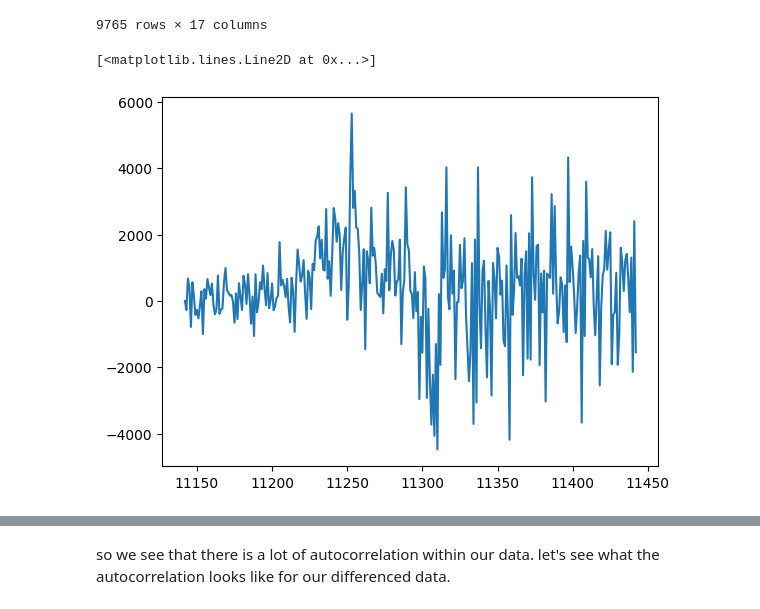
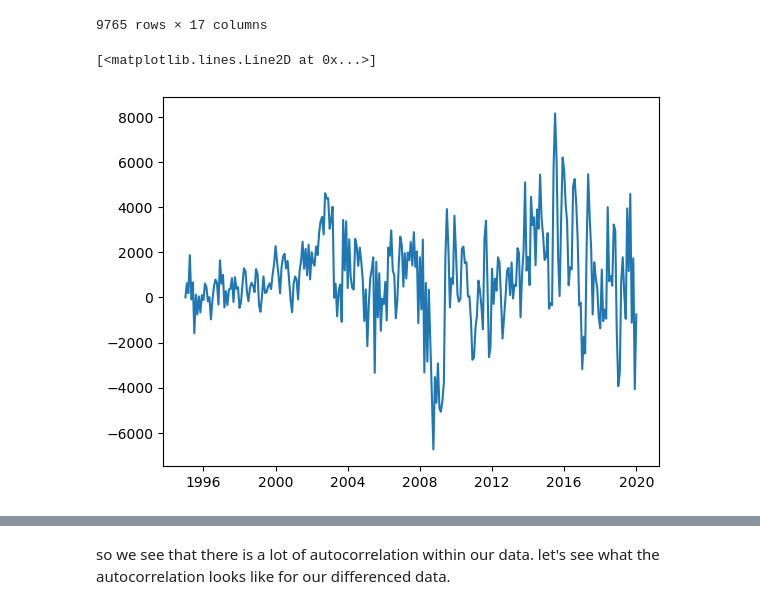
Before and after one commit to hlu109/math462_project, a Jupyter notebook: scripts/data_exploration.ipynb, the cells around one changed output, grey strips where cells are left out. Cells and saved outputs as stored; diff of their text form; code cells hidden in the pictures.

Commit message:
fix interpolated data

```diff
--- a/scripts/data_exploration.ipynb
+++ b/scripts/data_exploration.ipynb
@@ -309,3 +378,6 @@ monthly_data = load_interpolated_data()
+# %%
+monthly_interpolated_data = load_interpolated_data()
+monthly_data, yearly_data = load_dataset()
 # %%
 # for col in [
 #         'median_salary', 'population_size', 'number_of_jobs', 'area_size',
@@ -329,8 +401,10 @@ monthly_data[monthly_data.year >= 2002]
 9765 rows × 17 columns
 # %%
 # plot deltas between each data point
-a = 'yorkshire and the humber'
-plt.plot(monthly_data.loc[monthly_data.area==a, 'average_price_d1'])
+a = 'barking and dagenham'
+plt.plot(monthly_interpolated_data.loc[monthly_interpolated_data.area == a,
+                                       'date'], monthly_interpolated_data.loc[monthly_interpolated_data.area == a,
+                                       'average_price_d1'])
 # %% [output]
 [<matplotlib.lines.Line2D at 0x...>]
-[figure, old version]
+[figure, new version]
```
Also changed, not shown: parts of 26 cells of this notebook, 4 other files.
